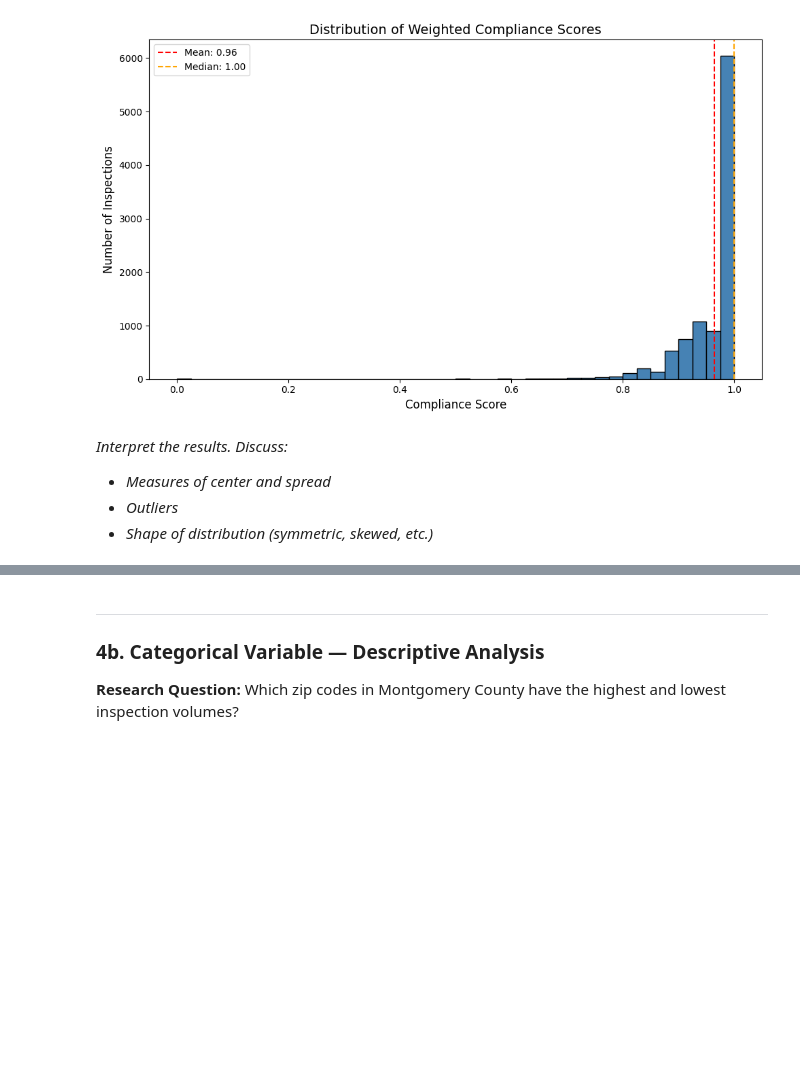
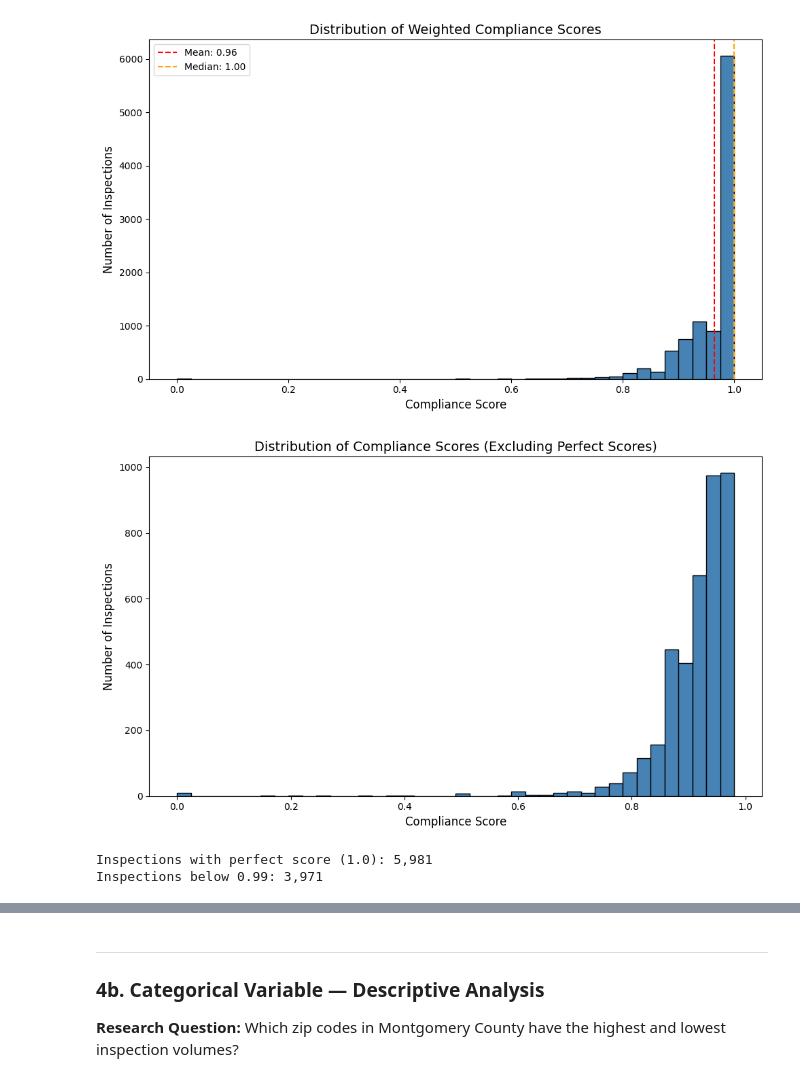
Before and after one commit to HunterTzou/DATA_201_SPRING_2026, a Jupyter notebook: Project 1/ Tzou_Hunter_DATA201_Project1_Week8.ipynb, the cells around one changed output, grey strips where cells are left out. Saved outputs shown, nothing was run; the diff lists cells and outputs as text; code cells hidden in the pictures; blank space fills up the shorter version.

```diff
--- a/Project 1/ Tzou_Hunter_DATA201_Project1_Week8.ipynb
+++ b/Project 1/ Tzou_Hunter_DATA201_Project1_Week8.ipynb
@@ -549,8 +590,22 @@ plt.tight_layout()
 plt.show()
 # %% [output]
 [figure]
-# %% [markdown]
-*Interpret the results. Discuss:*
-- *Measures of center and spread*
-- *Outliers*
-- *Shape of distribution (symmetric, skewed, etc.)*
+# %%
+fig, ax = plt.subplots(figsize=(10, 6))
+
+tail = df_inspections[df_inspections['compliance_score'] < 0.99]
+ax.hist(tail['compliance_score'], bins=40, edgecolor='black', color='steelblue')
+
+ax.set_title('Distribution of Compliance Scores (Excluding Perfect Scores)', fontsize=14)
+ax.set_xlabel('Compliance Score', fontsize=12)
+ax.set_ylabel('Number of Inspections', fontsize=12)
+
+plt.tight_layout()
+plt.show()
+
+print(f"Inspections with perfect score (1.0): {(df_inspections['compliance_score'] == 1.0).sum():,}")
+print(f"Inspections below 0.99: {len(tail):,}")
+# %% [output]
+[figure, added]
+Inspections with perfect score (1.0): 5,981
+Inspections below 0.99: 3,971
```
Also changed, not shown: parts of 47 cells of this notebook.
